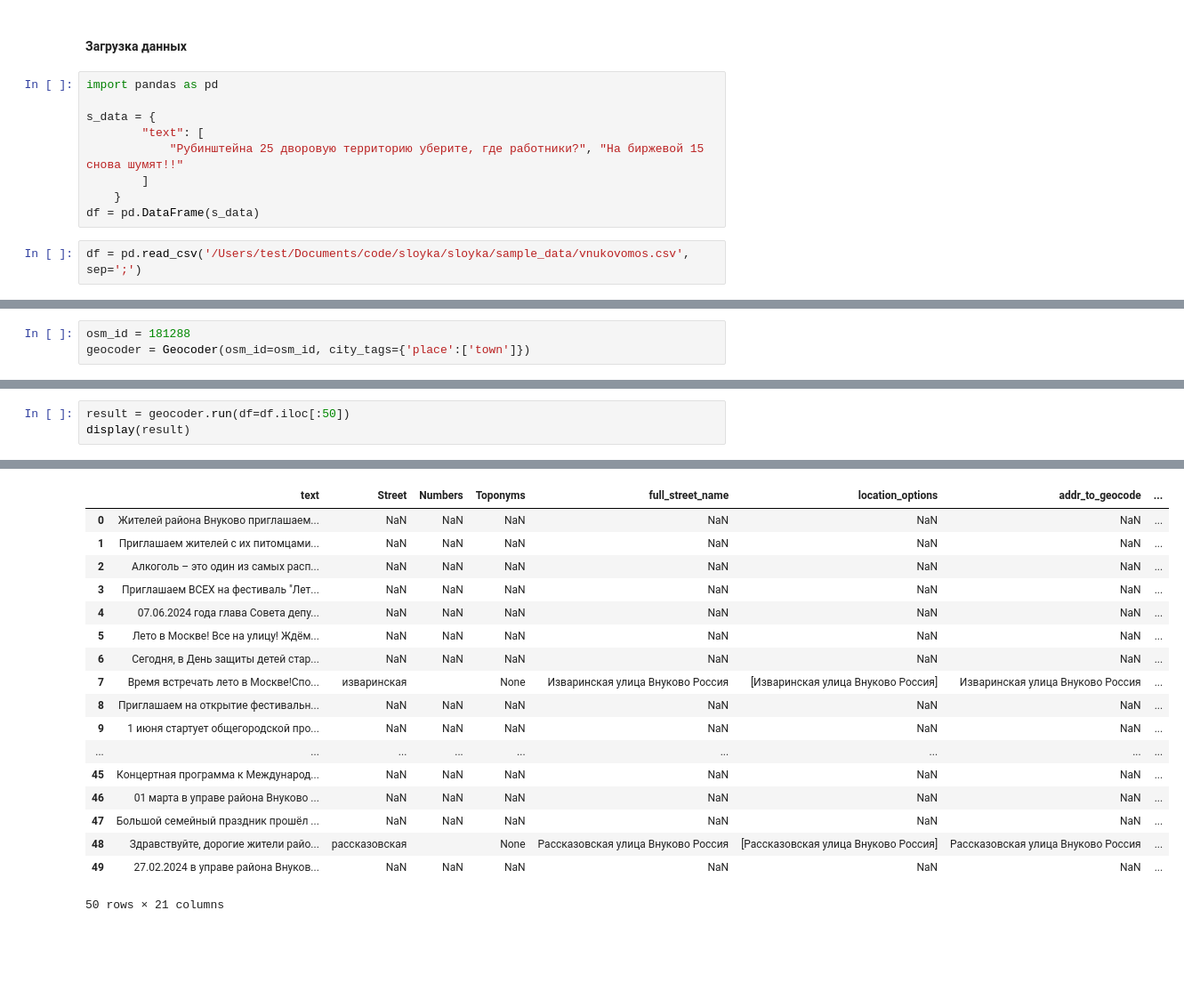
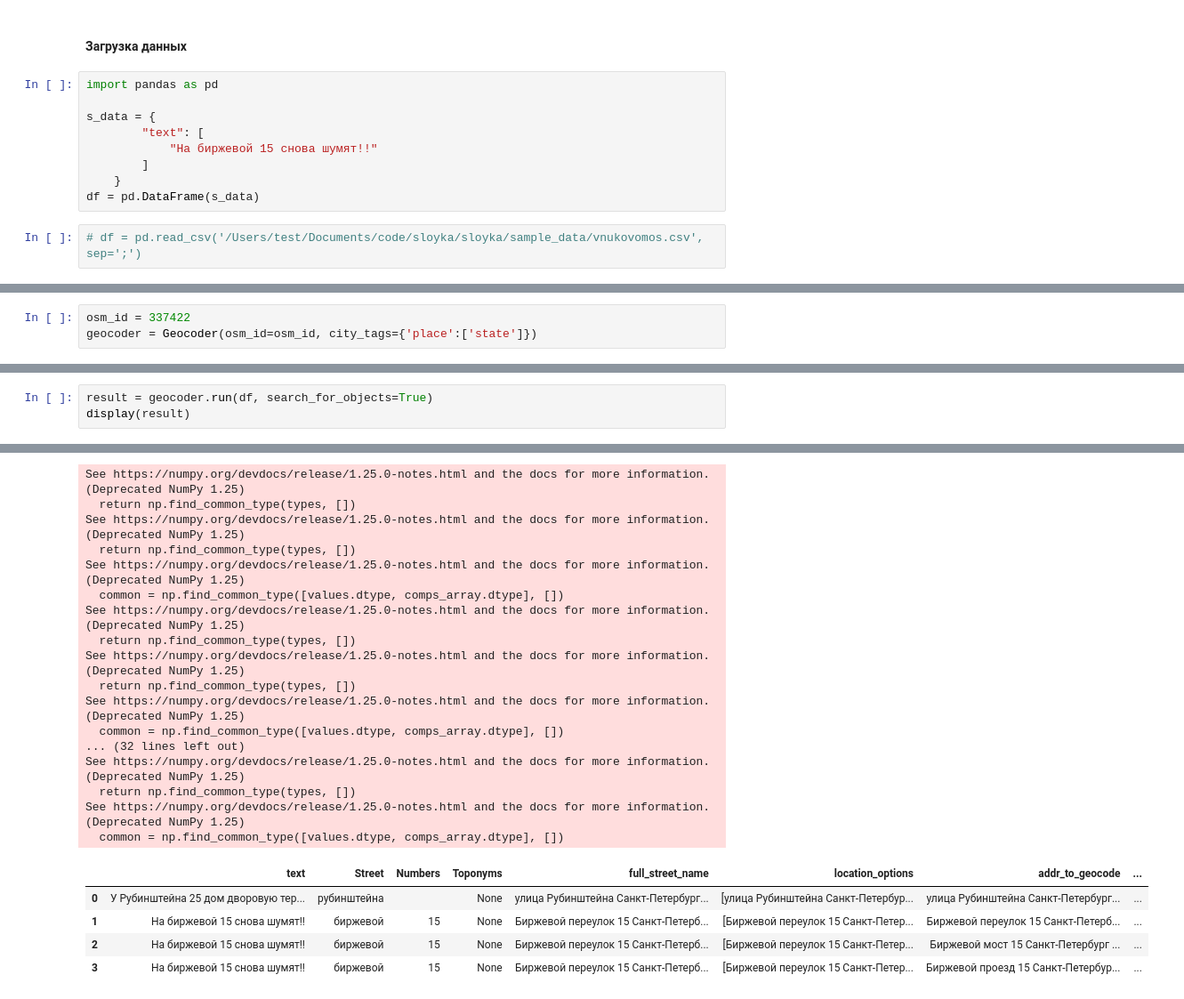
Before and after one commit to Sandrro/sloyka, a Jupyter notebook: examples/geocoder_example.ipynb, the cells around one changed output, grey strips where cells are left out. Shown: that part at 89% size. Saved outputs shown, nothing was run; the diff lists cells and outputs as text; blank space fills up the shorter version.

Commit message:
fix/geocoder

```diff
--- a/examples/geocoder_example.ipynb
+++ b/examples/geocoder_example.ipynb
@@ -24,12 +24,12 @@ import pandas as pd
 
 s_data = {
         "text": [
-            "Рубинштейна 25 дворовую территорию уберите, где работники?", "На биржевой 15 снова шумят!!"
+            "На биржевой 15 снова шумят!!"
         ]
     }
 df = pd.DataFrame(s_data)
 # %%
-df = pd.read_csv('/Users/test/Documents/code/sloyka/sloyka/sample_data/vnukovomos.csv', sep=';')
+# df = pd.read_csv('/Users/test/Documents/code/sloyka/sloyka/sample_data/vnukovomos.csv', sep=';')
 # %%
 df
 # %% [output]
@@ -49,4 +39,4 @@ df
 # %%
-osm_id = 181288
-geocoder = Geocoder(osm_id=osm_id, city_tags={'place':['town']})
+osm_id = 337422
+geocoder = Geocoder(osm_id=osm_id, city_tags={'place':['state']})
 # %% [output]
@@ -64,6 +54,6 @@ See https://numpy.org/devdocs/release/1.25.0-notes.html and the docs for more in
 See https://numpy.org/devdocs/release/1.25.0-notes.html and the docs for more information.  (Deprecated NumPy 1.25)
   common = np.find_common_type([values.dtype, comps_array.dtype], [])
 # %%
-result = geocoder.run(df=df.iloc[:50])
+result = geocoder.run(df, search_for_objects=True)
 display(result)
 # %% [output]
@@ -88,20 +63,24 @@ display(result)
+See https://numpy.org/devdocs/release/1.25.0-notes.html and the docs for more information.  (Deprecated NumPy 1.25)
+  return np.find_common_type(types, [])
+See https://numpy.org/devdocs/release/1.25.0-notes.html and the docs for more information.  (Deprecated NumPy 1.25)
+  return np.find_common_type(types, [])
+See https://numpy.org/devdocs/release/1.25.0-notes.html and the docs for more information.  (Deprecated NumPy 1.25)
+  common = np.find_common_type([values.dtype, comps_array.dtype], [])
+See https://numpy.org/devdocs/release/1.25.0-notes.html and the docs for more information.  (Deprecated NumPy 1.25)
+  return np.find_common_type(types, [])
+See https://numpy.org/devdocs/release/1.25.0-notes.html and the docs for more information.  (Deprecated NumPy 1.25)
+  return np.find_common_type(types, [])
+See https://numpy.org/devdocs/release/1.25.0-notes.html and the docs for more information.  (Deprecated NumPy 1.25)
+  common = np.find_common_type([values.dtype, comps_array.dtype], [])
+... (32 lines left out)
+See https://numpy.org/devdocs/release/1.25.0-notes.html and the docs for more information.  (Deprecated NumPy 1.25)
+  return np.find_common_type(types, [])
+See https://numpy.org/devdocs/release/1.25.0-notes.html and the docs for more information.  (Deprecated NumPy 1.25)
+  common = np.find_common_type([values.dtype, comps_array.dtype], [])
 |  | text | Street | Numbers | Toponyms | full_street_name | location_options | addr_to_geocode | ... |
-| 0 | Жителей района Внуково приглашаем... | NaN | NaN | NaN | NaN | NaN | NaN | ... |
-| 1 | Приглашаем жителей с их питомцами... | NaN | NaN | NaN | NaN | NaN | NaN | ... |
-| 2 | Алкоголь – это один из самых расп... | NaN | NaN | NaN | NaN | NaN | NaN | ... |
-| 3 | Приглашаем ВСЕХ на фестиваль "Лет... | NaN | NaN | NaN | NaN | NaN | NaN | ... |
-| 4 | 07.06.2024 года глава Совета депу... | NaN | NaN | NaN | NaN | NaN | NaN | ... |
-| 5 | Лето в Москве! Все на улицу! Ждём... | NaN | NaN | NaN | NaN | NaN | NaN | ... |
-| 6 | Сегодня, в День защиты детей стар... | NaN | NaN | NaN | NaN | NaN | NaN | ... |
-| 7 | Время встречать лето в Москве!Спо... | изваринская |  | None | Изваринская улица Внуково Россия | [Изваринская улица Внуково Россия] | Изваринская улица Внуково Россия | ... |
-| 8 | Приглашаем на открытие фестивальн... | NaN | NaN | NaN | NaN | NaN | NaN | ... |
-| 9 | 1 июня стартует общегородской про... | NaN | NaN | NaN | NaN | NaN | NaN | ... |
-| ... | ... | ... | ... | ... | ... | ... | ... | ... |
-| 45 | Концертная программа к Международ... | NaN | NaN | NaN | NaN | NaN | NaN | ... |
-| 46 | 01 марта в управе района Внуково ... | NaN | NaN | NaN | NaN | NaN | NaN | ... |
-| 47 | Большой семейный праздник прошёл ... | NaN | NaN | NaN | NaN | NaN | NaN | ... |
-| 48 | Здравствуйте, дорогие жители райо... | рассказовская |  | None | Рассказовская улица Внуково Россия | [Рассказовская улица Внуково Россия] | Рассказовская улица Внуково Россия | ... |
-| 49 | 27.02.2024 в управе района Внуков... | NaN | NaN | NaN | NaN | NaN | NaN | ... |
+| 0 | У Рубинштейна 25 дом дворовую тер... | рубинштейна |  | None | улица Рубинштейна Санкт-Петербург... | [улица Рубинштейна Санкт-Петербур... | улица Рубинштейна Санкт-Петербург... | ... |
+| 1 | На биржевой 15 снова шумят!! | биржевой | 15 | None | Биржевой переулок 15 Санкт-Петерб... | [Биржевой переулок 15 Санкт-Петер... | Биржевой переулок 15 Санкт-Петерб... | ... |
+| 2 | На биржевой 15 снова шумят!! | биржевой | 15 | None | Биржевой переулок 15 Санкт-Петерб... | [Биржевой переулок 15 Санкт-Петер... | Биржевой мост 15 Санкт-Петербург ... | ... |
+| 3 | На биржевой 15 снова шумят!! | биржевой | 15 | None | Биржевой переулок 15 Санкт-Петерб... | [Биржевой переулок 15 Санкт-Петер... | Биржевой проезд 15 Санкт-Петербур... | ... |
-50 rows × 21 columns
 # %%
 result
```
Also changed, not shown: parts of 6 cells of this notebook, 6 other files.
